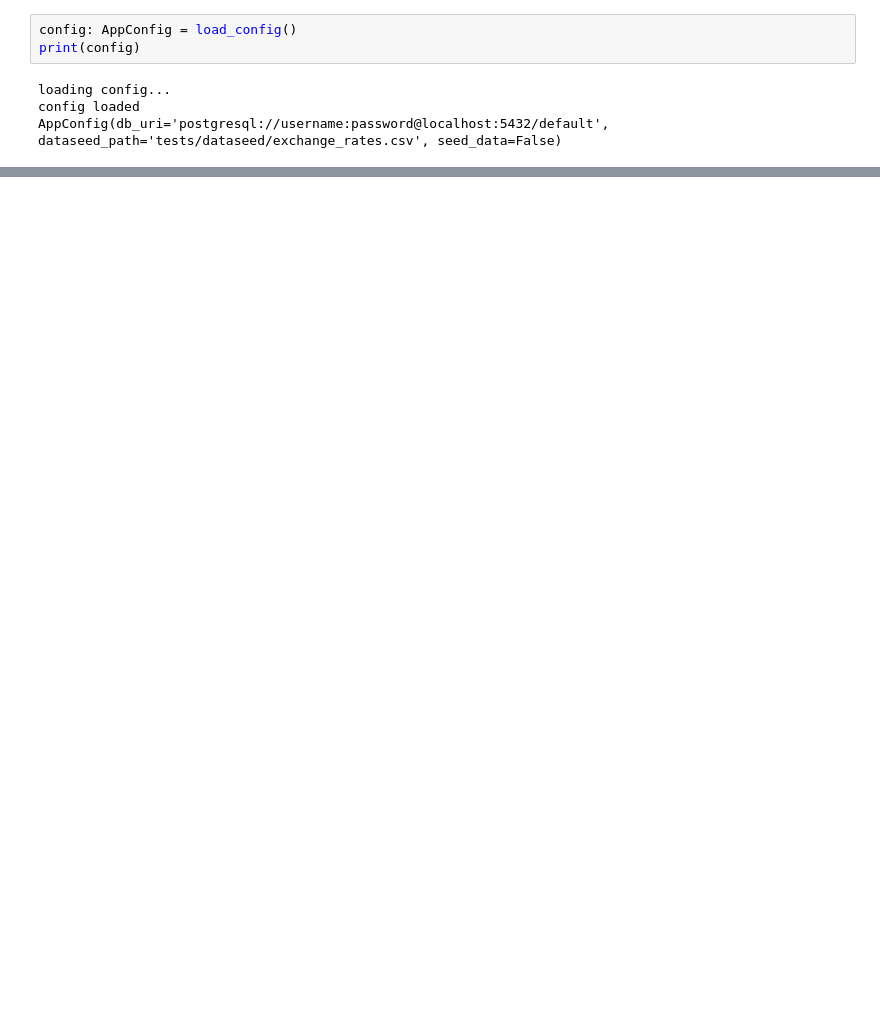
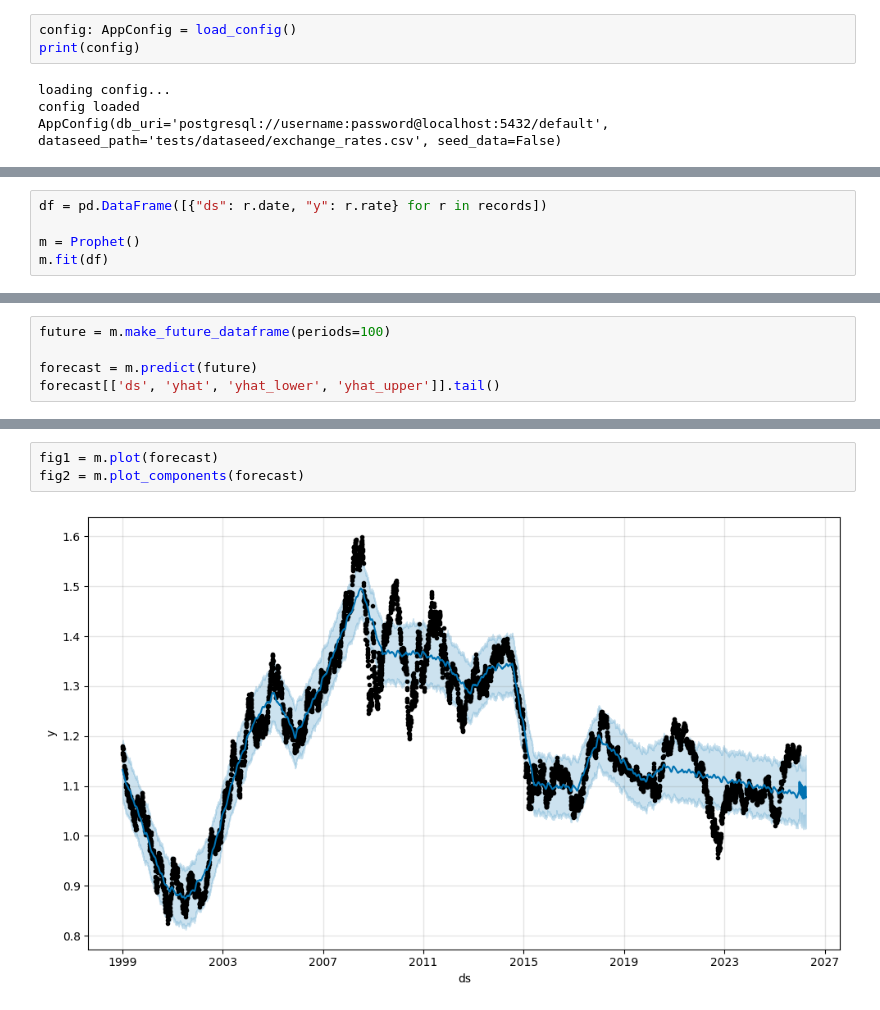
Before and after one commit to Steadfastie/mlflow-prophet-lab, a Jupyter notebook: notebooks/model.ipynb, the cells around one changed output, grey strips where cells are left out. Saved outputs shown, nothing was run; the diff lists cells and outputs as text; blank space fills up the shorter version.

Commit message:
train and run prophet

```diff
--- a/notebooks/model.ipynb
+++ b/notebooks/model.ipynb
@@ -40,0 +65,5 @@ NameError: name 'mdates' is not defined
+# %%
+df = pd.DataFrame([{"ds": r.date, "y": r.rate} for r in records])
+
+m = Prophet()
+m.fit(df)
@@ -40,0 +74,5 @@ NameError: name 'mdates' is not defined
+# %%
+future = m.make_future_dataframe(periods=100)
+
+forecast = m.predict(future)
+forecast[['ds', 'yhat', 'yhat_lower', 'yhat_upper']].tail()
@@ -40,0 +86,5 @@ NameError: name 'mdates' is not defined
+# %%
+fig1 = m.plot(forecast)
+fig2 = m.plot_components(forecast)
+# %% [output]
+[figure, added]
```
Also changed, not shown: parts of 12 cells of this notebook, 3 other files.
